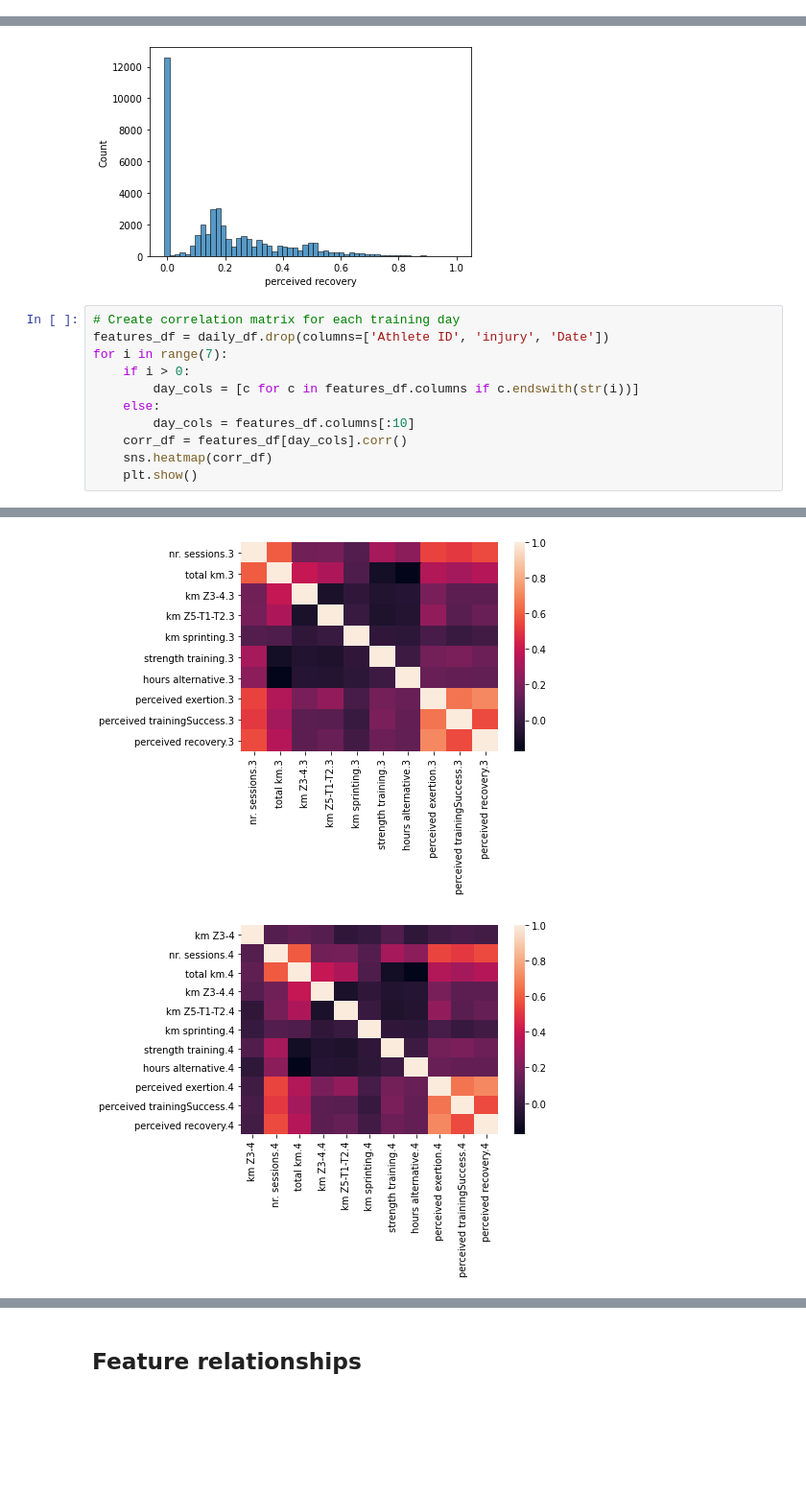
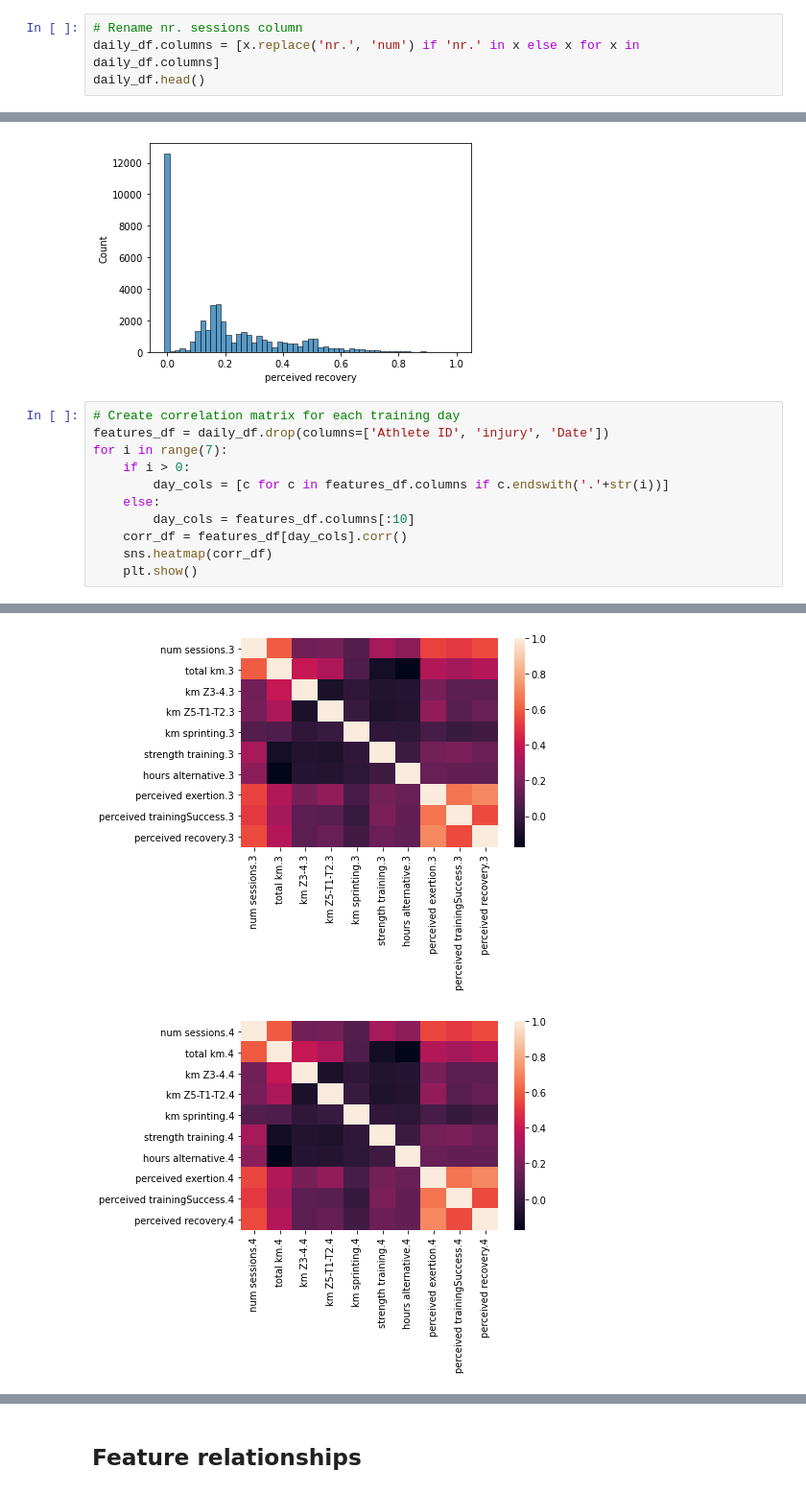
Before and after one commit to dchung117/runner-injury-preds, a Jupyter notebook: runner_injury_eda.ipynb, the cells around one changed output, grey strips where cells are left out. Shown at 96% size. Drawn from its saved outputs; the diff is of its cells as text; blank space fills up the shorter version.

```diff
--- a/runner_injury_eda.ipynb
+++ b/runner_injury_eda.ipynb
@@ -26,3 +26,7 @@ daily_df.head()
 | 2 | 1.0 | 0.0 | 0.0 | 0.0 | 0.0 | 1.0 | 0.00 | ... |
 | 3 | 0.0 | 0.0 | 0.0 | 0.0 | 0.0 | 0.0 | 0.00 | ... |
 | 4 | 1.0 | 0.0 | 0.0 | 0.0 | 0.0 | 0.0 | 1.08 | ... |
+# %%
+# Rename nr. sessions column
+daily_df.columns = [x.replace('nr.', 'num') if 'nr.' in x else x for x in daily_df.columns]
+daily_df.head()
@@ -154,7 +165,7 @@ for c in ['exertion', 'trainingSuccess', 'recovery']:
 features_df = daily_df.drop(columns=['Athlete ID', 'injury', 'Date'])
 for i in range(7):
     if i > 0:
-        day_cols = [c for c in features_df.columns if c.endswith(str(i))]
+        day_cols = [c for c in features_df.columns if c.endswith('.'+str(i))]
     else:
         day_cols = features_df.columns[:10]
     corr_df = features_df[day_cols].corr()
@@ -167,2 +178,2 @@ for i in range(7):
-[figure, old version]
+[figure, new version]
-[figure, old version]
+[figure, new version]
```
Also changed, not shown: parts of 13 cells of this notebook.
